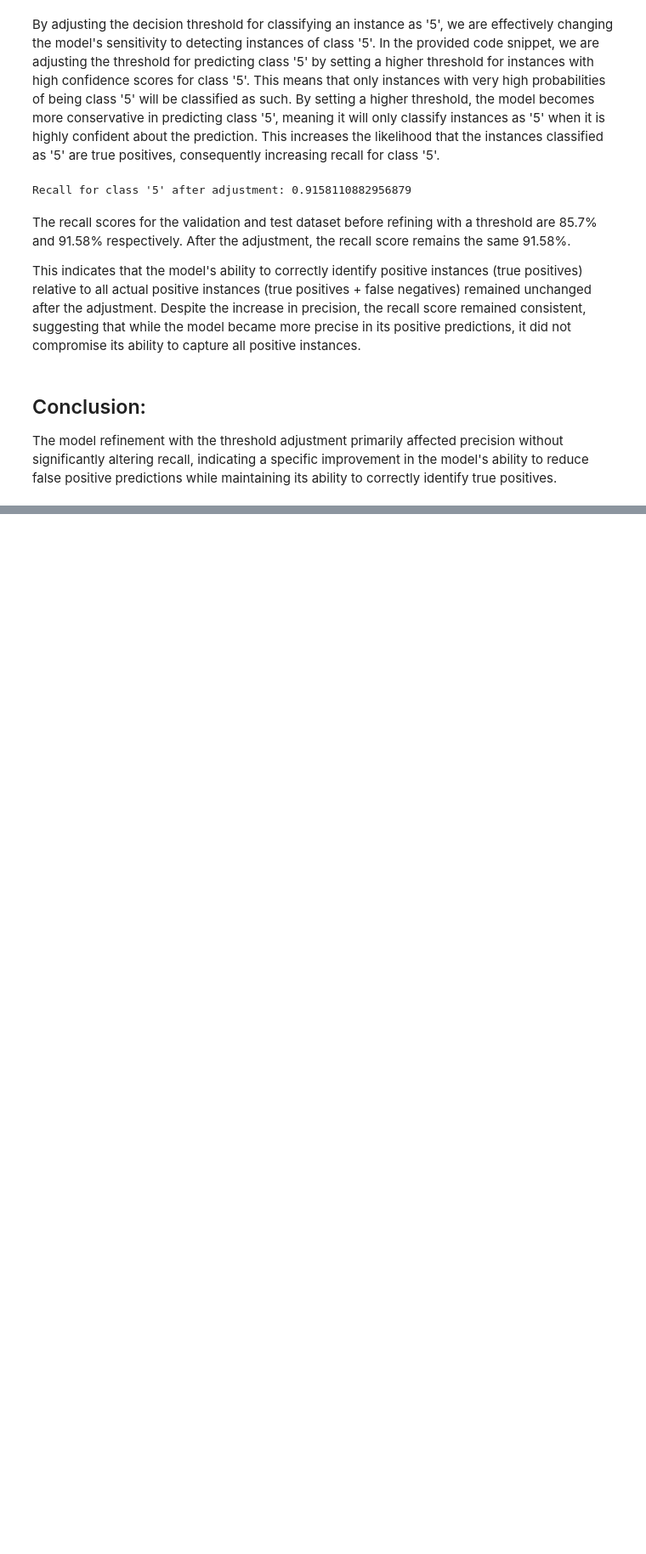
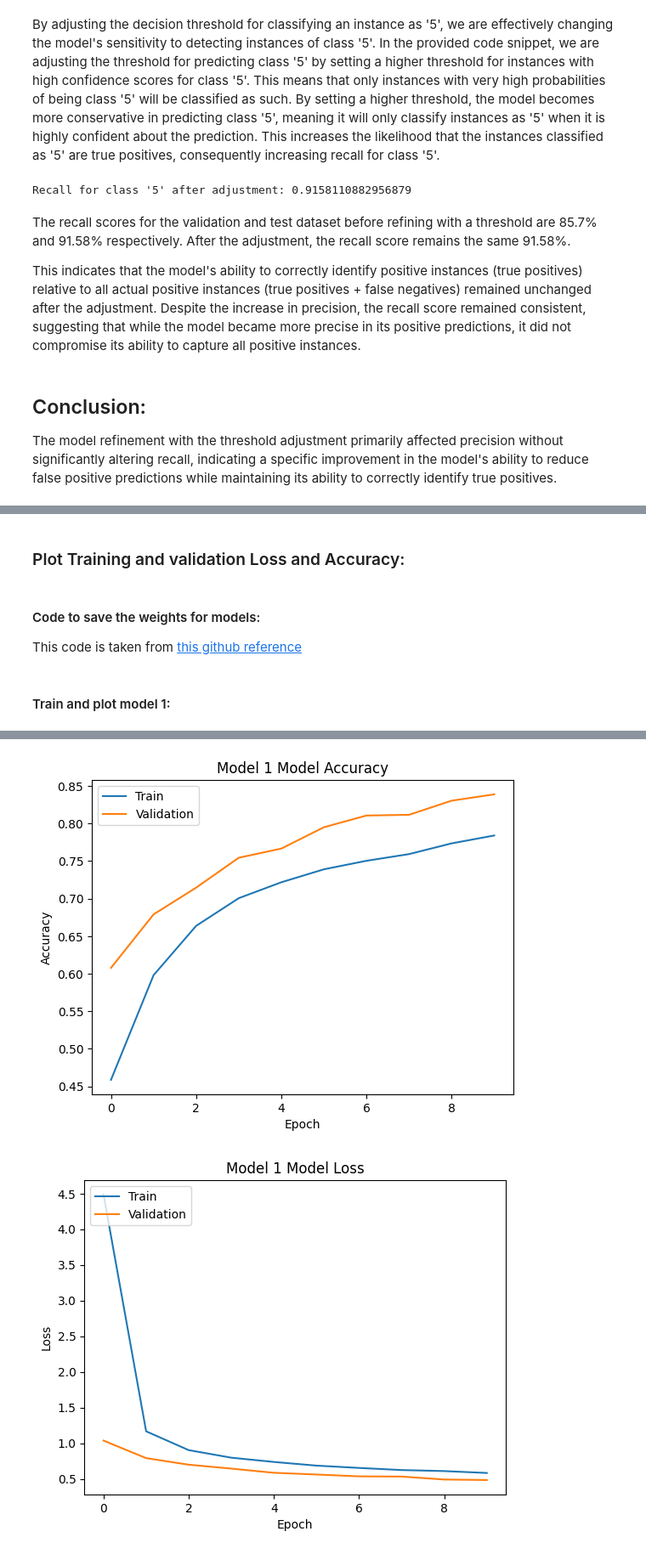
Before and after one commit to praiselydia/CSCN8010-labs, a Jupyter notebook: lab8_notebook.ipynb, the cells around one changed output, grey strips where cells are left out. Shown at 85% size. Drawn from its saved outputs; the diff is of its cells as text; code cells hidden in the pictures; blank space fills up the shorter version.

```diff
--- a/lab8_notebook.ipynb
+++ b/lab8_notebook.ipynb
@@ -265,0 +299,54 @@ The model refinement with the threshold adjustment primarily affected precision
+# %%
+model_1.compile(optimizer='adam',
+                loss='sparse_categorical_crossentropy',
+                metrics=['accuracy'])
+
+model_2.compile(optimizer='adam',
+                loss='sparse_categorical_crossentropy',
+                metrics=['accuracy'])
+
+model_3.compile(optimizer='adam',
+                loss='sparse_categorical_crossentropy',
+                metrics=['accuracy'])
+# %% [markdown]
+### Plot Training and validation Loss and Accuracy:
+# %%
+# function to plot history
+def plot_history(history, model_name):
+    # Plot training & validation accuracy values
+    plt.plot(history.history['accuracy'])
+    plt.plot(history.history['val_accuracy'])
+    plt.title(f'{model_name} Model Accuracy')
+    plt.ylabel('Accuracy')
+    plt.xlabel('Epoch')
+    plt.legend(['Train', 'Validation'], loc='upper left')
+    plt.show()
+
+    # Plot training & validation loss values
+    plt.plot(history.history['loss'])
+    plt.plot(history.history['val_loss'])
+    plt.title(f'{model_name} Model Loss')
+    plt.ylabel('Loss')
+    plt.xlabel('Epoch')
+    plt.legend(['Train', 'Validation'], loc='upper left')
+    plt.show()
+# %% [markdown]
+#### Code to save the weights for models:
+
+This code is taken from [this github reference](https://github.com/CSCN8010/CSCN8010/blob/main/dl_class_notebooks/03D_keras_checkpoints_save_model.ipynb)
+# %%
+from keras.callbacks import ModelCheckpoint
+
+model_checkpoint_callback = ModelCheckpoint(
+    filepath='best_model.hdf5',
+    save_weights_only=False,  # Optionally save only weights instead of the full model
+    monitor='val_loss',
+    mode='min',  # Monitor validation loss and save on minimum
+    save_best_only=True)
+# %% [markdown]
+#### Train and plot model 1:
+# %%
+# Train and plot metrics for Model 1
+history_1 = model_1.fit(X_train, y_train, epochs=10, batch_size=128, validation_data=(X_val, y_val), callbacks=[model_checkpoint_callback])
+plot_history(history_1, 'Model 1')
+# %% [output]
@@ -265,0 +373,2 @@ The model refinement with the threshold adjustment primarily affected precision
+[figure, added]
+[figure, added]
```
Also changed, not shown: parts of 31 cells of this notebook, 1 other file.
